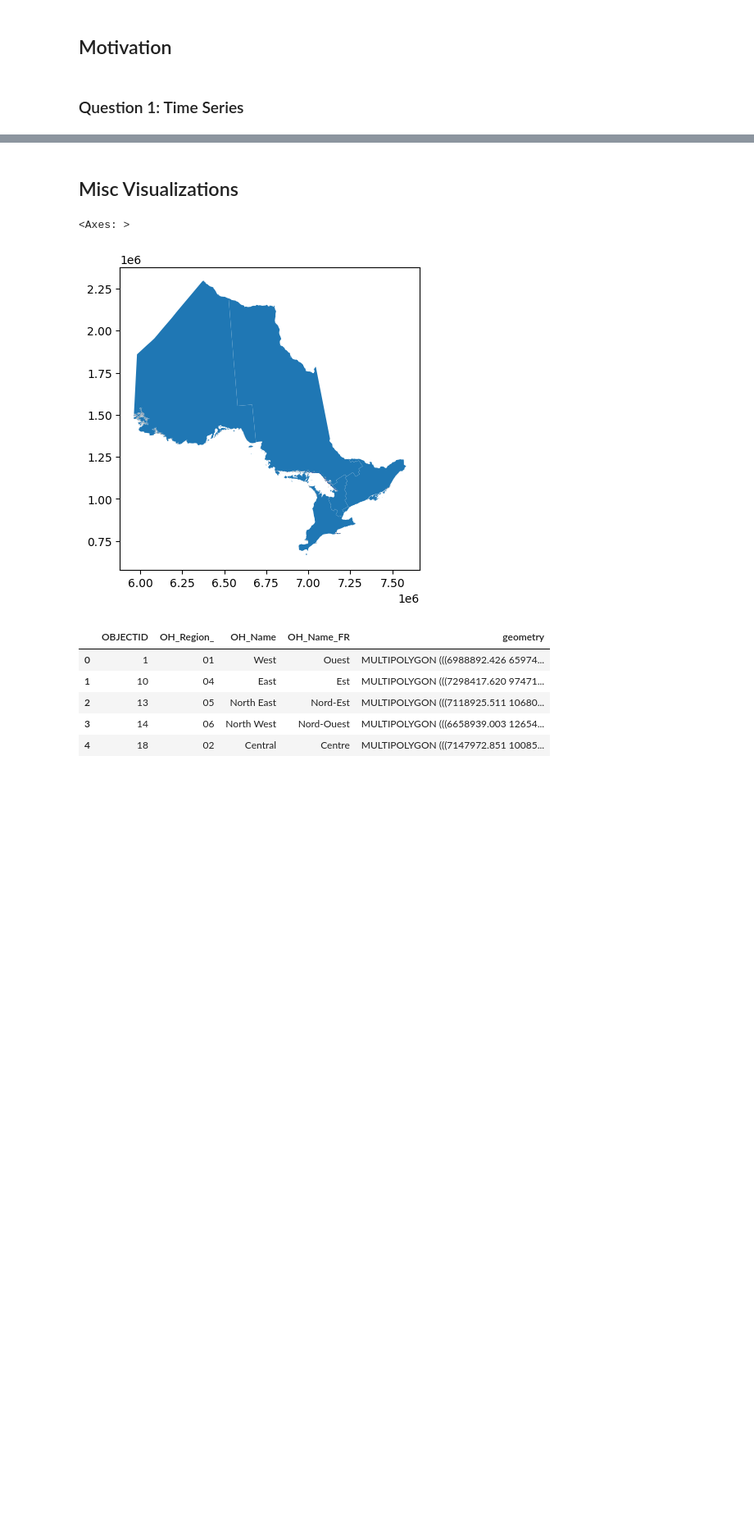
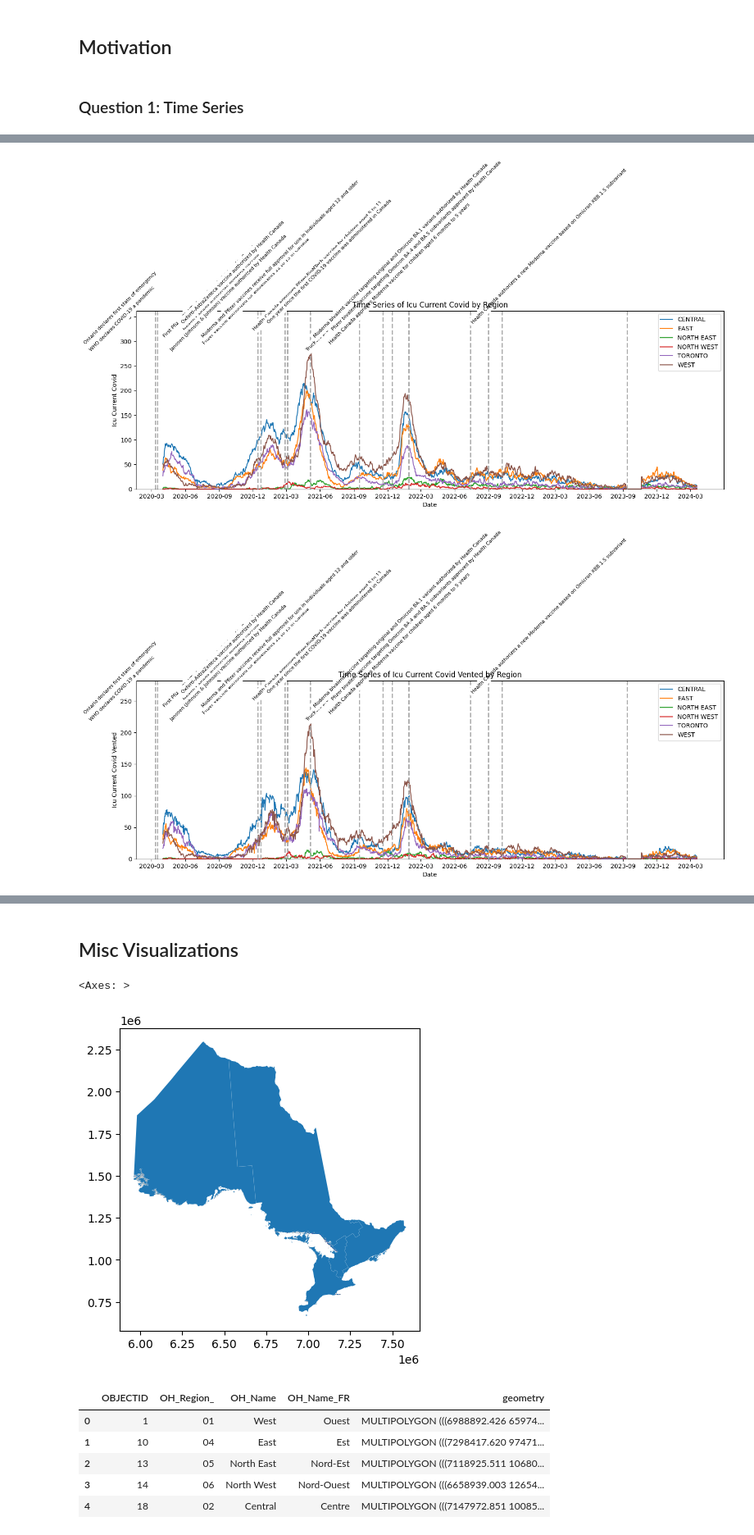
Before and after one commit to jwatts4/CP321-Project, a Jupyter notebook: main.ipynb, the cells around one changed output, grey strips where cells are left out. Shown at 82% size. Drawn from its saved outputs; the diff is of its cells as text; code cells hidden in the pictures; blank space fills up the shorter version.

Commit message:
Making progress on time series visualization.
Still need to figure out a nicer way to annotate the key dates.

```diff
--- a/main.ipynb
+++ b/main.ipynb
@@ -7,6 +7,7 @@ import pandas as pd
 import geopandas as gpd
 import numpy as np
 import matplotlib.pyplot as plt
+import matplotlib.dates as mdates
 import seaborn as sns
 import warnings
 
@@ -14,4 +15,15 @@ warnings.filterwarnings('ignore', category=FutureWarning) # supress PyArrow warn
 
 df = pd.read_csv("data/region_hospital_icu_covid_data.csv")
 
-df.head(10)
+# Convert to datetime
+df["date"] = pd.to_datetime(df["date"])
+
+integer_columns = ['icu_current_covid', 'icu_current_covid_vented',
+               'hospitalizations', 'icu_crci_total', 'icu_crci_total_vented',
+               'icu_former_covid', 'icu_former_covid_vented']
+
+regions = df["oh_region"].unique()
+
+# Convert all numeric types to int64
+for column in integer_columns:
+    df[column] = pd.to_numeric(df[column], errors="coerce").fillna(0).astype("int64")
@@ -87,0 +71,54 @@ plt.tight_layout()
+# %%
+# Key dates
+key_dates = {
+    '2020-03-11': 'WHO declares COVID-19 a pandemic',
+    '2020-03-17': 'Ontario declares first state of emergency',
+    '2020-12-14': 'First Pfizer–BioNTech vaccine administered in Canada',
+    '2020-12-23': 'Health Canada authorizes Moderna vaccine',
+    '2021-02-26': 'Oxford–AstraZeneca vaccine authorized by Health Canada',
+    '2021-03-05': 'Janssen (Johnson & Johnson) vaccine authorized by Health Canada',
+    '2021-05-05': 'Pfizer vaccine authorized for adolescents 12 to 15 in Canada',
+    '2021-09-16': 'Moderna and Pfizer vaccines receive full approval for use in individuals aged 12 and older',
+    '2021-11-19': 'Health Canada approves Pfizer-BioNTech vaccine for children aged 5 to 11',
+    '2021-12-14': 'One year since the first COVID-19 vaccine was administered in Canada',
+    '2022-01-28': 'Truckers protest in Ottawa against mandatory vaccination',
+    '2022-07-14': 'Health Canada approves Moderna vaccine for children aged 6 months to 5 years',
+    '2022-09-01': 'Moderna bivalent vaccine targeting original and Omicron BA.1 variant authorized by Health Canada',
+    '2022-10-07': 'Pfizer bivalent vaccine targeting Omicron BA.4 and BA.5 subvariants approved by Health Canada',
+    '2023-09-12': 'Health Canada authorizes a new Moderna vaccine based on Omicron XBB.1.5 subvariant',
+}
+
+
+
+# Loop over each variable
+for field in integer_columns:
+    plt.figure(figsize=(15, 8))  # Wider figure for more space
+
+    # Plot data for each region
+    for region in regions:
+        region_data = df[df['oh_region'] == region]
+        plt.plot(region_data['date'], region_data[field], label=region)
+
+    # Find the maximum y value for current field to set y limit and position annotations
+    y_max = df[field].max()
+    plt.ylim(0, y_max * 1.3)  # Increase y-axis limit to create space for annotations
+
+    # Annotate key dates
+    for i, (key_date, event) in enumerate(key_dates.items()):
+        date = pd.to_datetime(key_date)
+        y_pos = y_max * (1 + (i % 5) * 0.05)  # Stagger annotations
+        plt.axvline(x=date, color='darkgrey', linestyle='--', linewidth=2)
+        plt.text(date, y_pos, event, rotation=45, ha='right', va='bottom', fontsize=8, backgroundcolor='white')
+
+    # Formatting the plot
+    plt.title(f"Time Series of {field.replace('_', ' ').title()} by Region")
+    plt.xlabel("Date")
+    plt.ylabel(field.replace('_', ' ').title())
+    plt.gca().xaxis.set_major_locator(mdates.MonthLocator(interval=3))
+    plt.gca().xaxis.set_major_formatter(mdates.DateFormatter('%Y-%m'))
+    plt.legend()
+    plt.tight_layout()  # Adjust layout to fit everything
+    plt.show()
+# %% [output]
+[figure, added]
+[figure, added]
```
Also changed, not shown: parts of 5 cells of this notebook, 1 other file.
